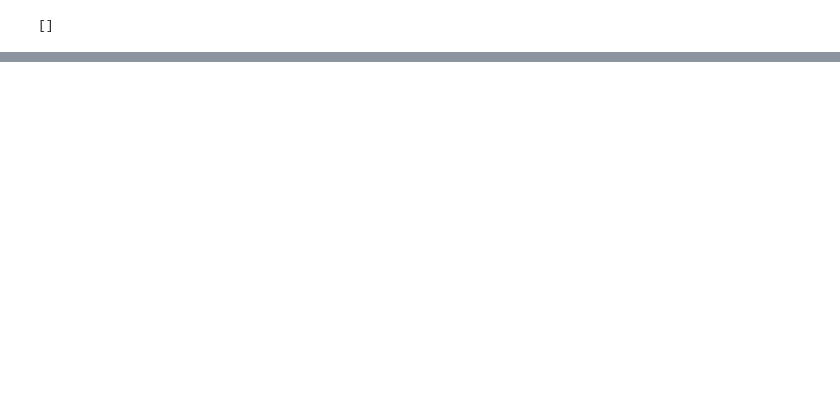
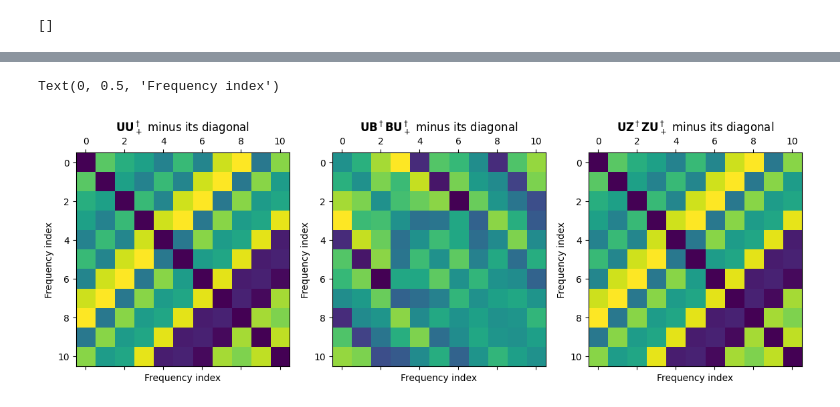
Before and after one commit to polyquantique/optimal_pumps, a Jupyter notebook: no_J_free_pump.ipynb, the cells around one changed output, grey strips where cells are left out. Saved outputs shown, nothing was run; the diff lists cells and outputs as text; code cells hidden in the pictures; blank space fills up the shorter version.

```diff
--- a/no_J_free_pump.ipynb
+++ b/no_J_free_pump.ipynb
@@ -172,0 +184,17 @@ plt.matshow(np.real(opt_B_U_plus_dagger.conj().T@opt_B_U_plus_dagger))
+# %%
+fig, (ax1, ax2, ax3)  = plt.subplots(ncols=3, figsize=(14, 8))
+ax1.matshow(np.real(end_product[N_z*N_omega:(N_z + 1)*N_omega, N_z*N_omega:(N_z + 1)*N_omega] - np.diag(np.diag(end_product[N_z*N_omega:(N_z + 1)*N_omega, N_z*N_omega:(N_z + 1)*N_omega]))))
+ax1.set_title(r'$\mathbf{U}\mathbf{U}_+^\dagger$ minus its diagonal')
+ax1.set_xlabel('Frequency index')
+ax1.set_ylabel('Frequency index')
+ax2.matshow(np.real(opt_B_U_plus_dagger.conj().T@opt_B_U_plus_dagger - np.diag(np.diag(opt_B_U_plus_dagger.conj().T@opt_B_U_plus_dagger))))
+ax2.set_title(r'$\mathbf{U}\mathbf{B}^\dagger\mathbf{B}\mathbf{U}_+^\dagger$ minus its diagonal')
+ax2.set_xlabel('Frequency index')
+ax2.set_ylabel('Frequency index')
+ax3.matshow(np.real(opt_U_plus_dagger_1.conj().T@opt_U_plus_dagger_1 - np.diag(np.diag(opt_U_plus_dagger_1.conj().T@opt_U_plus_dagger_1))))
+ax3.set_title(r'$\mathbf{U}\mathbf{Z}^\dagger\mathbf{Z}\mathbf{U}_+^\dagger$ minus its diagonal')
+ax3.set_xlabel('Frequency index')
+ax3.set_ylabel('Frequency index')
+# %% [output]
+Text(0, 0.5, 'Frequency index')
+[figure, added]
```
Also changed, not shown: parts of 32 cells of this notebook, 27 other files.
